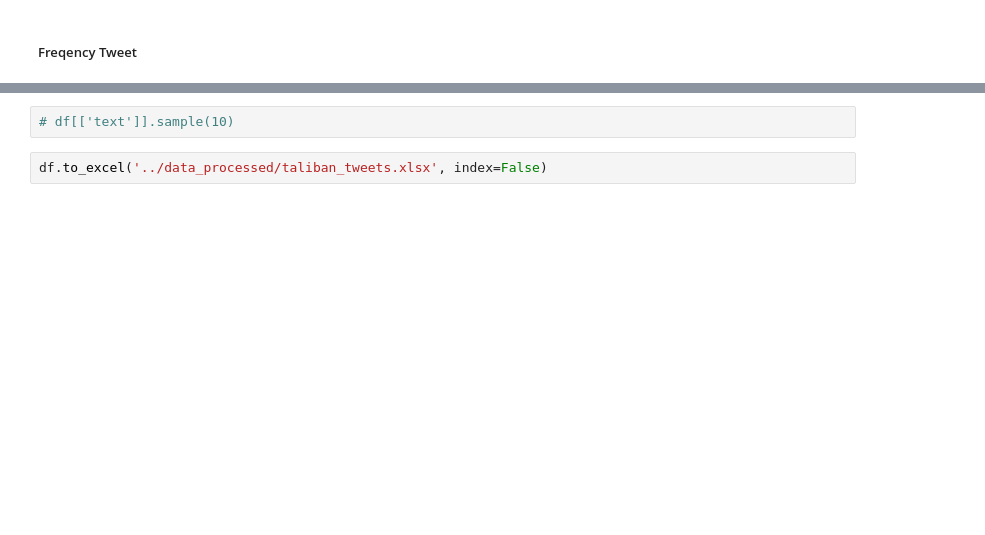
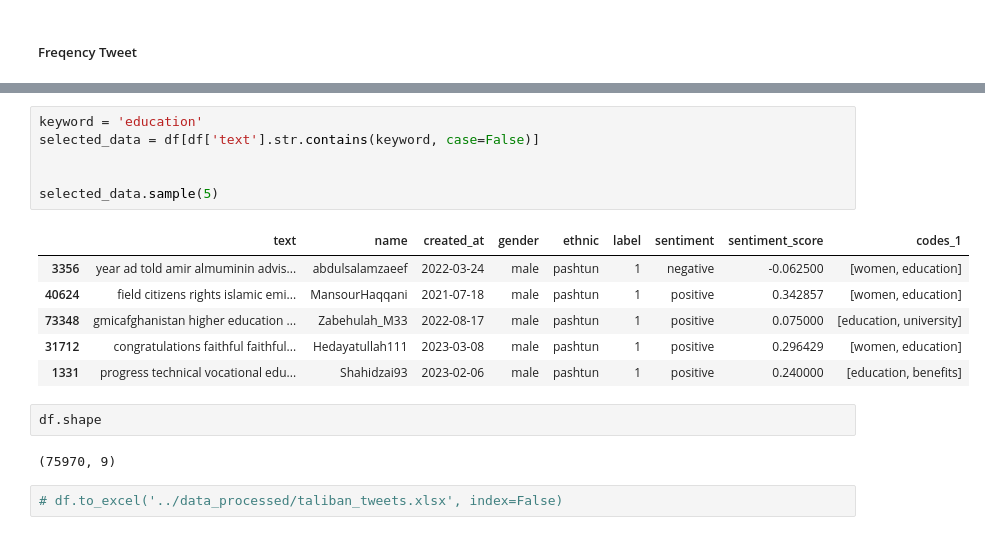
Before and after one commit to Saboor-Hamedi/Master-Thesis, a Jupyter notebook: Analyzing Data/src/taliban_tweets.ipynb, the cells around one changed output, grey strips where cells are left out. Cells and saved outputs as stored; diff of their text form; blank space fills up the shorter version.

```diff
--- a/Analyzing Data/src/taliban_tweets.ipynb
+++ b/Analyzing Data/src/taliban_tweets.ipynb
@@ -668,4 +796,19 @@ df.shape
-# %%
-# df[['text']].sample(10)
+# %%
+keyword = 'education'
+selected_data = df[df['text'].str.contains(keyword, case=False)]
+
+
+selected_data.sample(5)
+# %% [output]
+|  | text | name | created_at | gender | ethnic | label | sentiment | sentiment_score | codes_1 |
+| 3356 | year ad told amir almuminin advis... | abdulsalamzaeef | 2022-03-24 | male | pashtun | 1 | negative | -0.062500 | [women, education] |
+| 40624 | field citizens rights islamic emi... | MansourHaqqani | 2021-07-18 | male | pashtun | 1 | positive | 0.342857 | [women, education] |
+| 73348 | gmicafghanistan higher education ... | Zabehulah_M33 | 2022-08-17 | male | pashtun | 1 | positive | 0.075000 | [education, university] |
+| 31712 | congratulations faithful faithful... | Hedayatullah111 | 2023-03-08 | male | pashtun | 1 | positive | 0.296429 | [women, education] |
+| 1331 | progress technical vocational edu... | Shahidzai93 | 2023-02-06 | male | pashtun | 1 | positive | 0.240000 | [education, benefits] |
+# %%
+df.shape
+# %% [output]
+(75970, 9)
 # %%
-df.to_excel('../data_processed/taliban_tweets.xlsx', index=False)
+# df.to_excel('../data_processed/taliban_tweets.xlsx', index=False)
```
Also changed, not shown: parts of 27 cells of this notebook, 29 other files.
